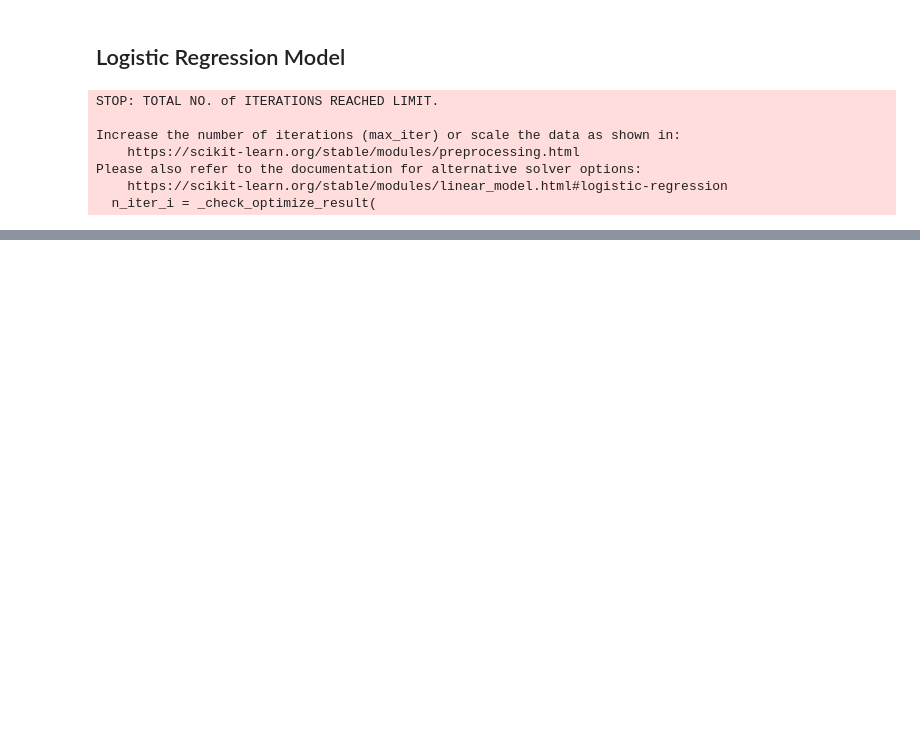
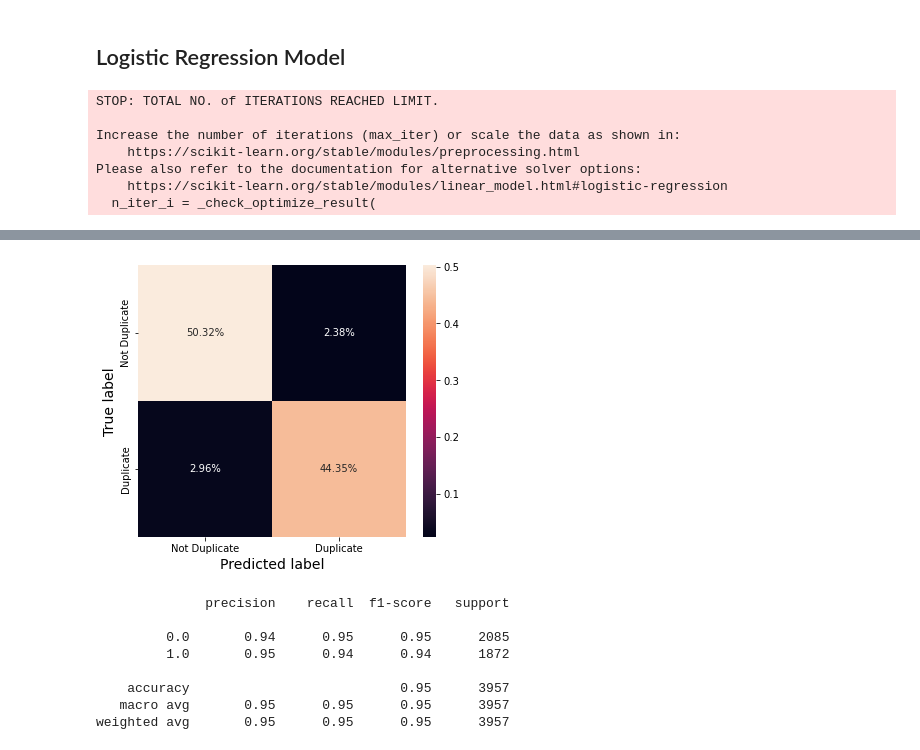
Before and after one commit to sohampachpande/data-deduplication, a Jupyter notebook: code/ML-on-NGrams.ipynb, the cells around one changed output, grey strips where cells are left out. Cells and saved outputs as stored; diff of their text form; code cells hidden in the pictures; blank space fills up the shorter version.

```diff
--- a/code/ML-on-NGrams.ipynb
+++ b/code/ML-on-NGrams.ipynb
@@ -60,0 +77,19 @@ weighted avg       0.76      0.76      0.76      3957
+# %%
+from sklearn.ensemble import RandomForestClassifier
+model = RandomForestClassifier(n_estimators=100,
+                               bootstrap = True,
+                               max_features = 'sqrt')
+model.fit(X_train, y_train)
+predictions=model.predict(X_test)
+makeCFwithStats(predictions, y_test)
+print(classification_report(y_test, predictions))
+# %% [output]
+[figure, added]
+              precision    recall  f1-score   support
+
+         0.0       0.94      0.95      0.95      2085
+         1.0       0.95      0.94      0.94      1872
+
+    accuracy                           0.95      3957
+   macro avg       0.95      0.95      0.95      3957
+weighted avg       0.95      0.95      0.95      3957
```
Also changed, not shown: parts of 7 cells of this notebook, 2 other files.
